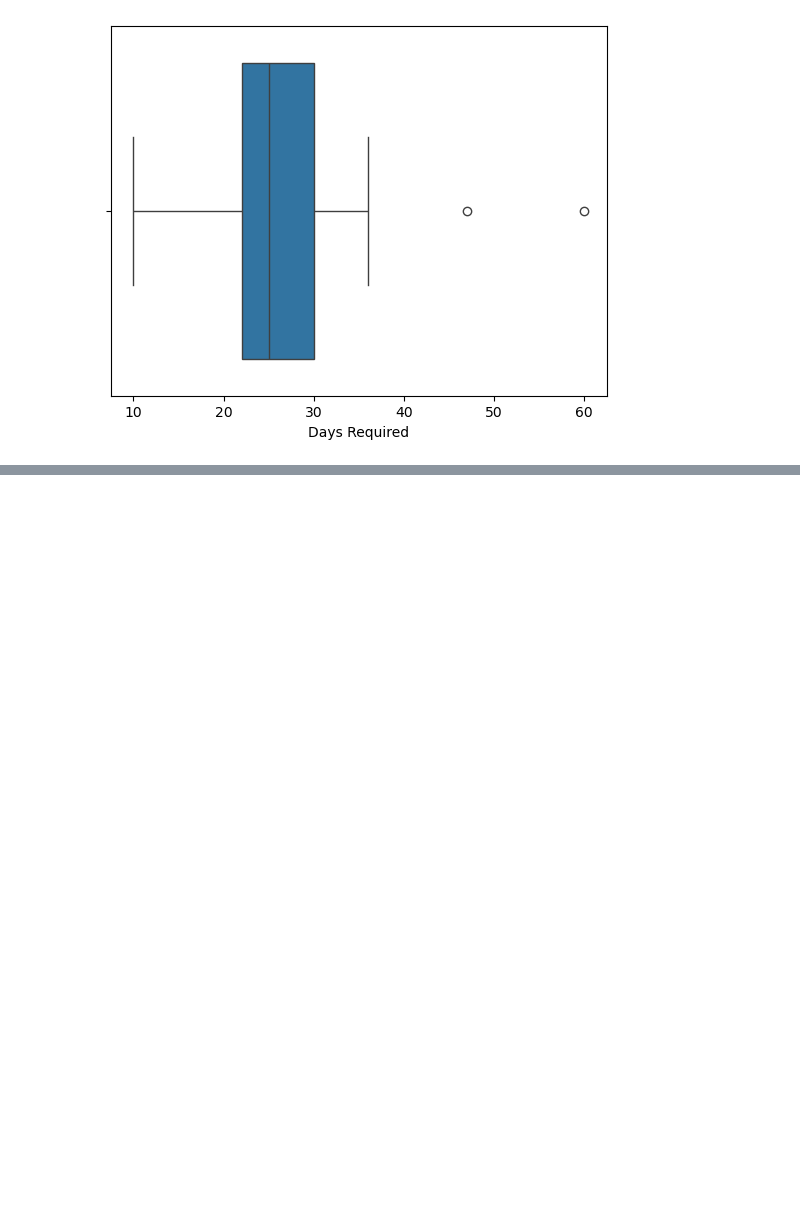
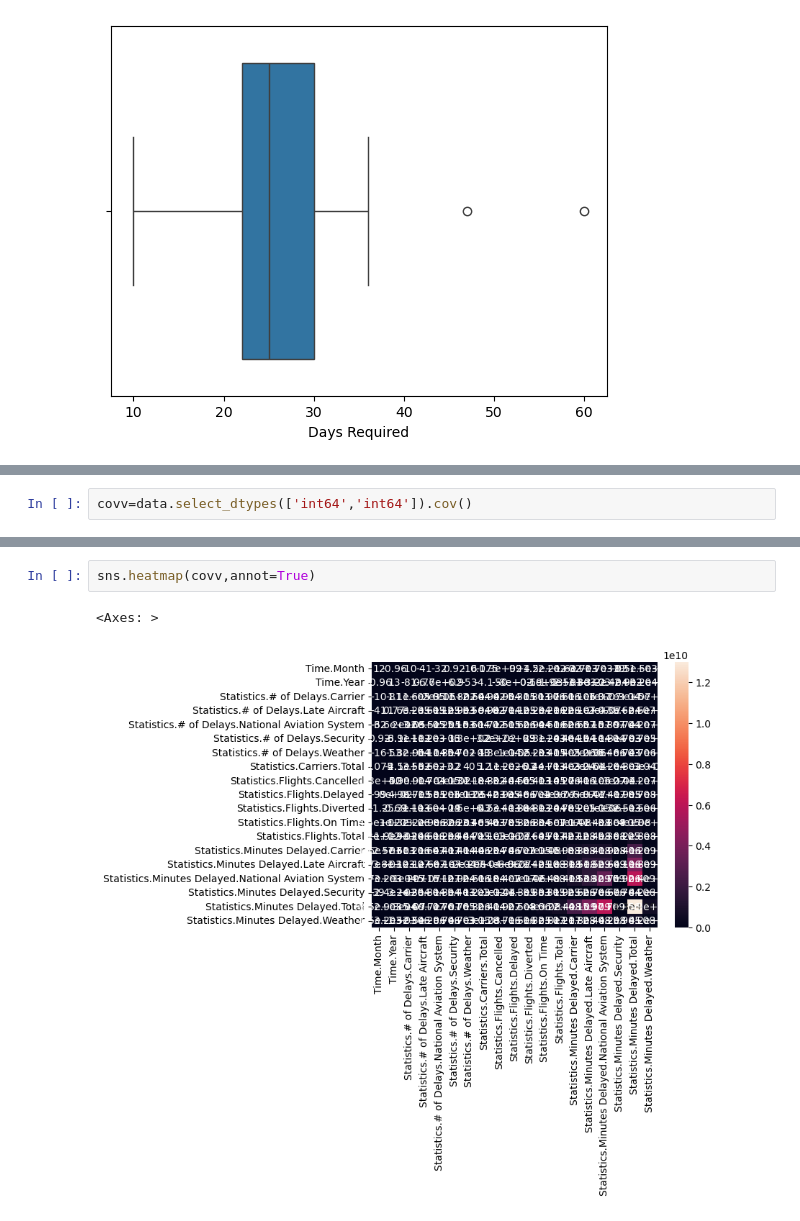
Before and after one commit to Amol-Chaudhari-sys/Skill-practice-, a Jupyter notebook: data science/03 measurement of vareability .ipynb, the cells around one changed output, grey strips where cells are left out. Saved outputs shown, nothing was run; the diff lists cells and outputs as text; blank space fills up the shorter version.

```diff
--- a/data science/03 measurement of vareability .ipynb
+++ b/data science/03 measurement of vareability .ipynb
@@ -155,0 +211,2 @@ sns.boxplot(x="Days Required",data=dataset)
+# %%
+covv=data.select_dtypes(['int64','int64']).cov()
@@ -155,0 +222,5 @@ sns.boxplot(x="Days Required",data=dataset)
+# %%
+sns.heatmap(covv,annot=True)
+# %% [output]
+<Axes: >
+[figure, added]
```
Also changed, not shown: parts of 17 cells of this notebook, 12 other files.
